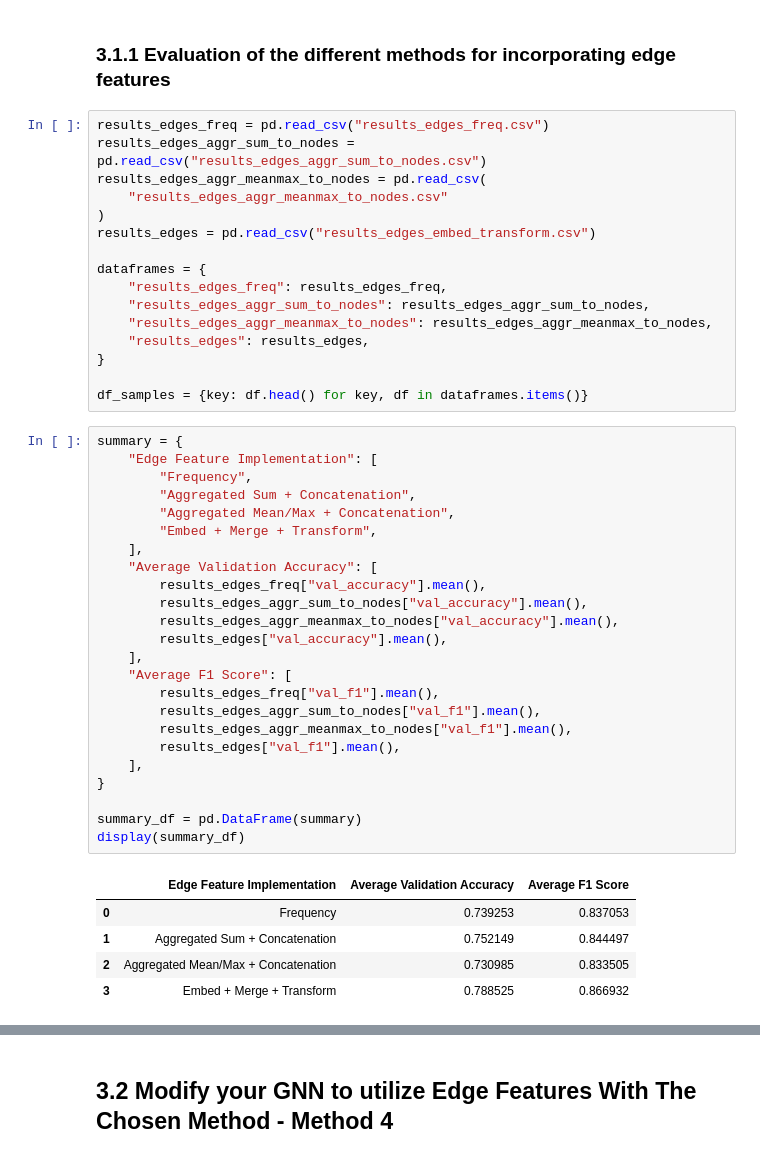
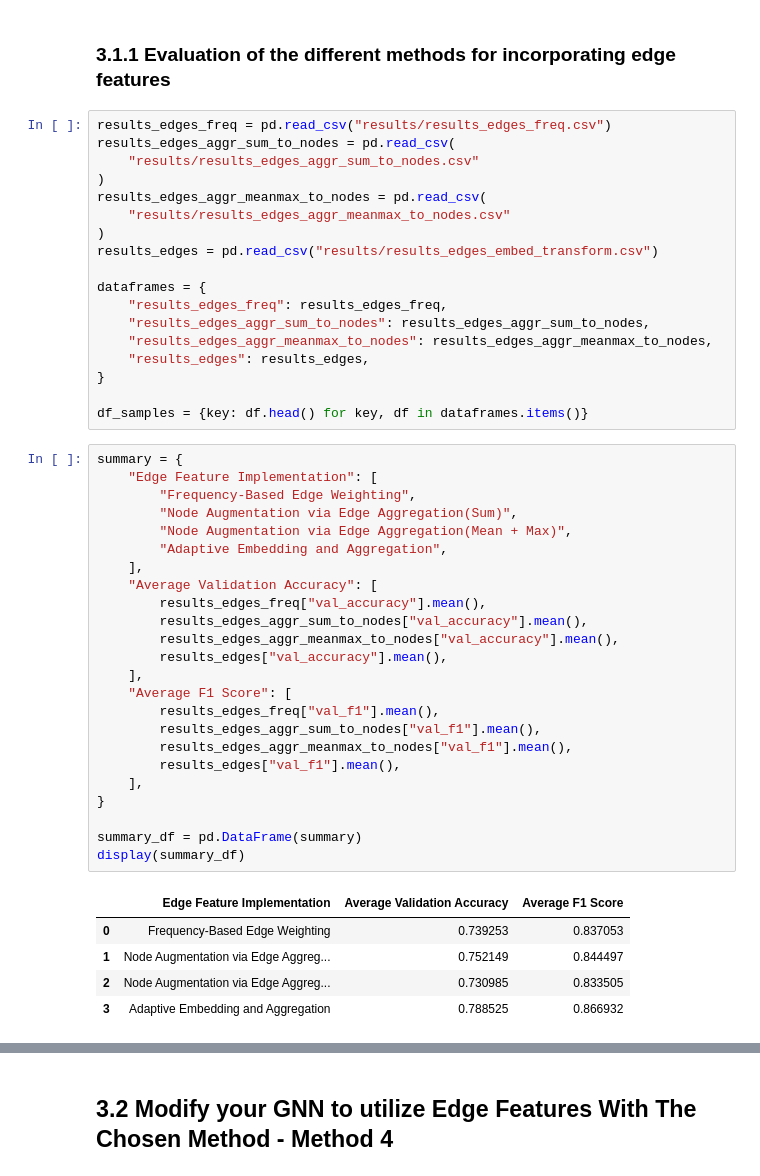
Before and after one commit to Stefanstud/GNN-graph-classification, a Jupyter notebook: Homework_2.ipynb, the cells around one changed output, grey strips where cells are left out. Drawn from its saved outputs; the diff is of its cells as text.

```diff
--- a/Homework_2.ipynb
+++ b/Homework_2.ipynb
@@ -824,12 +799,14 @@ Given the uncertainty regarding the influence of a specific edge feature in dete
 # %% [markdown]
 ### 3.1.1 Evaluation of the different methods for incorporating edge features
 # %%
-results_edges_freq = pd.read_csv("results_edges_freq.csv")
-results_edges_aggr_sum_to_nodes = pd.read_csv("results_edges_aggr_sum_to_nodes.csv")
+results_edges_freq = pd.read_csv("results/results_edges_freq.csv")
+results_edges_aggr_sum_to_nodes = pd.read_csv(
+    "results/results_edges_aggr_sum_to_nodes.csv"
+)
 results_edges_aggr_meanmax_to_nodes = pd.read_csv(
-    "results_edges_aggr_meanmax_to_nodes.csv"
+    "results/results_edges_aggr_meanmax_to_nodes.csv"
 )
-results_edges = pd.read_csv("results_edges_embed_transform.csv")
+results_edges = pd.read_csv("results/results_edges_embed_transform.csv")
 
 dataframes = {
     "results_edges_freq": results_edges_freq,
@@ -842,31 +819,31 @@ df_samples = {key: df.head() for key, df in dataframes.items()}
 # %%
 summary = {
     "Edge Feature Implementation": [
-        "Frequency",
-        "Aggregated Sum + Concatenation",
-        "Aggregated Mean/Max + Concatenation",
-        "Embed + Merge + Transform",
+        "Frequency-Based Edge Weighting",
+        "Node Augmentation via Edge Aggregation(Sum)",
+        "Node Augmentation via Edge Aggregation(Mean + Max)",
+        "Adaptive Embedding and Aggregation",
     ],
     "Average Validation Accuracy": [
         results_edges_freq["val_accuracy"].mean(),
         results_edges_aggr_sum_to_nodes["val_accuracy"].mean(),
         results_edges_aggr_meanmax_to_nodes["val_accuracy"].mean(),
         results_edges["val_accuracy"].mean(),
     ],
     "Average F1 Score": [
         results_edges_freq["val_f1"].mean(),
         results_edges_aggr_sum_to_nodes["val_f1"].mean(),
         results_edges_aggr_meanmax_to_nodes["val_f1"].mean(),
         results_edges["val_f1"].mean(),
     ],
 }
 
 summary_df = pd.DataFrame(summary)
 display(summary_df)
 # %% [output]
 |  | Edge Feature Implementation | Average Validation Accuracy | Average F1 Score |
-| 0 | Frequency | 0.739253 | 0.837053 |
-| 1 | Aggregated Sum + Concatenation | 0.752149 | 0.844497 |
-| 2 | Aggregated Mean/Max + Concatenation | 0.730985 | 0.833505 |
-| 3 | Embed + Merge + Transform | 0.788525 | 0.866932 |
+| 0 | Frequency-Based Edge Weighting | 0.739253 | 0.837053 |
+| 1 | Node Augmentation via Edge Aggreg... | 0.752149 | 0.844497 |
+| 2 | Node Augmentation via Edge Aggreg... | 0.730985 | 0.833505 |
+| 3 | Adaptive Embedding and Aggregation | 0.788525 | 0.866932 |
 # %%
```
Also changed, not shown: parts of 66 cells of this notebook, 22 other files.
